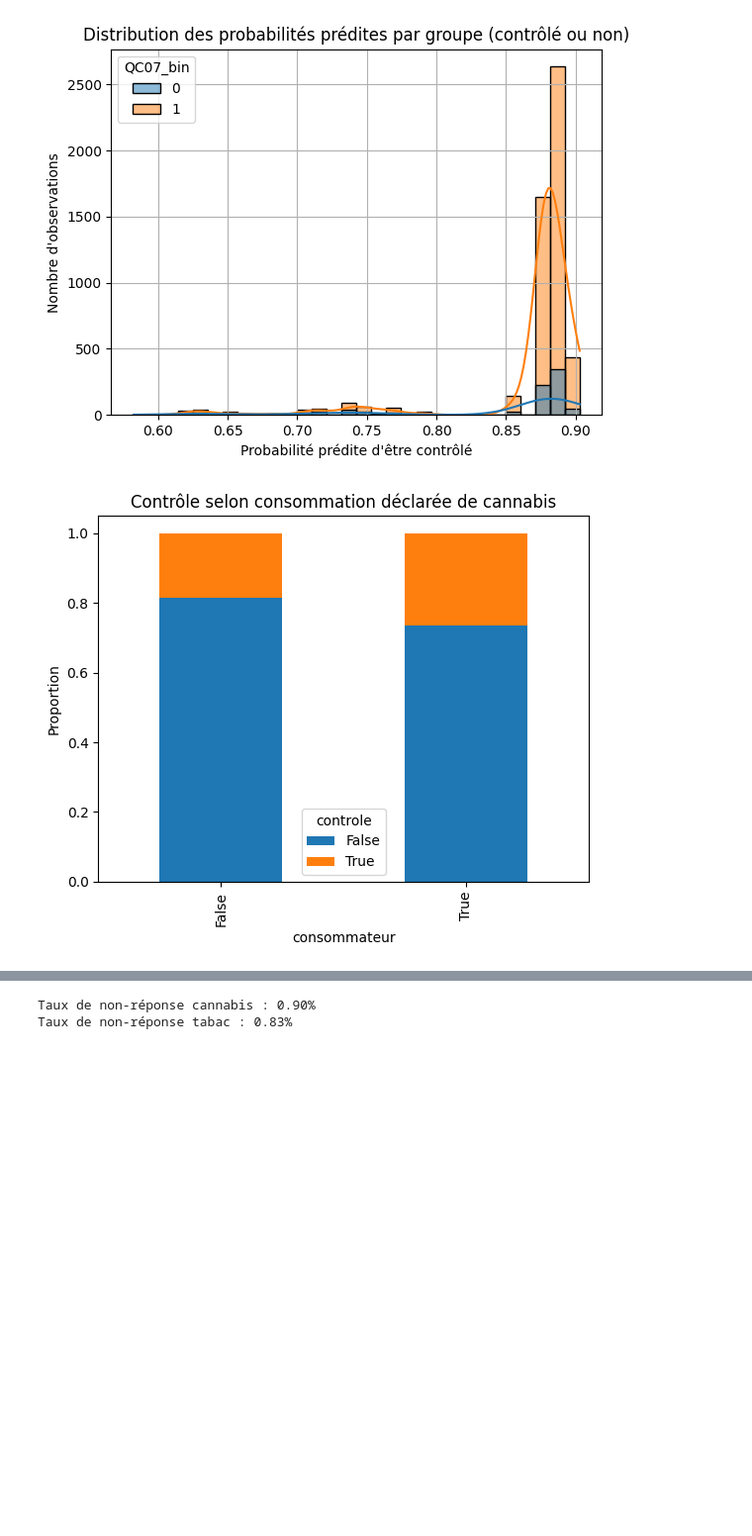
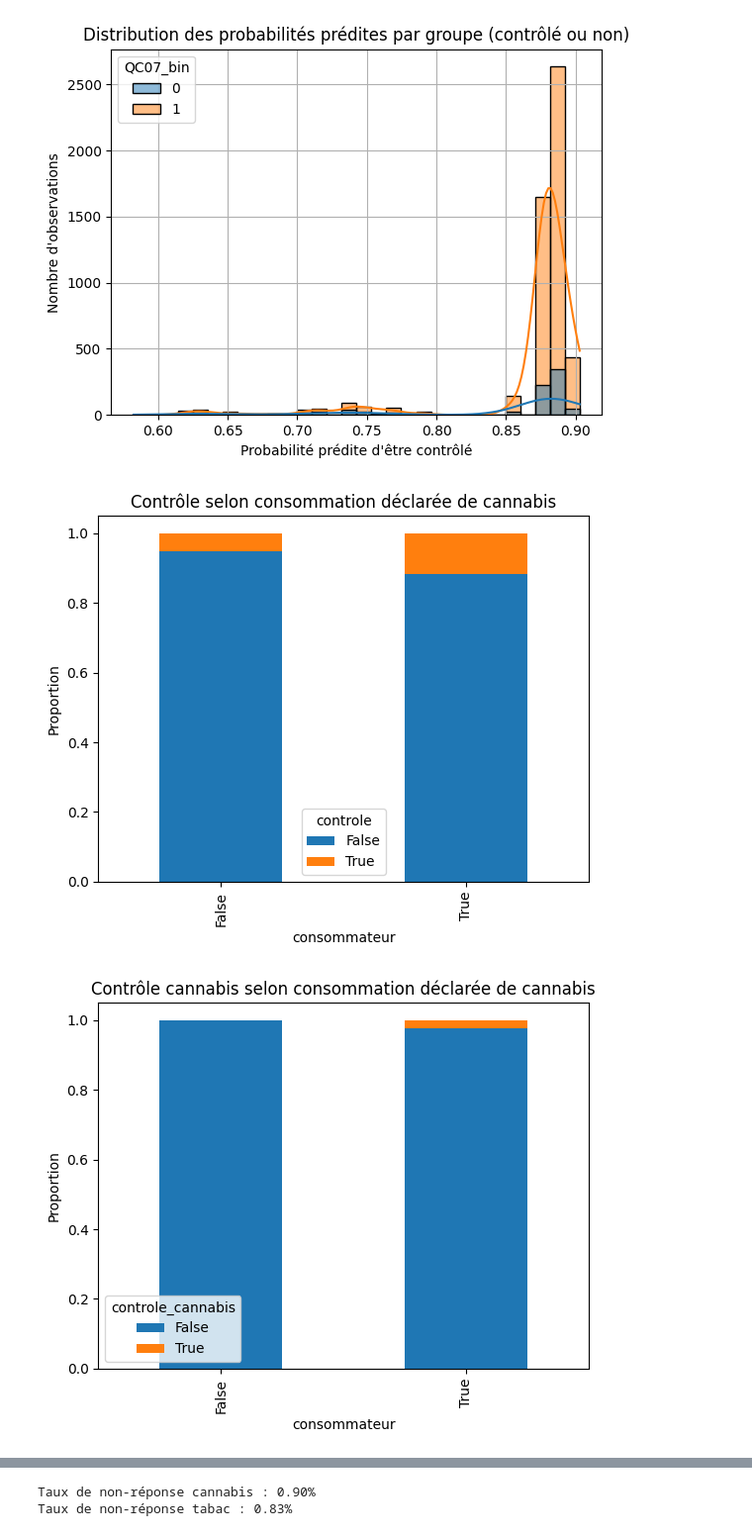
Before and after one commit to NathENSAE/Statapp, a Jupyter notebook: analyze.ipynb, the cells around one changed output, grey strips where cells are left out. Shown at 99% size. Cells and saved outputs as stored; diff of their text form; code cells hidden in the pictures; blank space fills up the shorter version.

```diff
--- a/analyze.ipynb
+++ b/analyze.ipynb
@@ -420,15 +418,32 @@ Optimization terminated successfully.
          Iterations 6
 [figure]
 # %%
-# Suppose que QD01 = consommation de cannabis ; QC07 = a été contrôlé
-df["consommateur"] = df["q39r"] == 1
-df["controle"] = df["QC07"] == 1
+# Suppose que q39r = consommation de cannabis ; QC07 = a été contrôlé ; QC09 = a été controlé pour cannabis ; QC10 = a reçu une amende
+df["consommateur"] = df["q38vie"] == 1
+df["controle"] = df["QC07"] > 1
+df["controle_cannabis"] = df["QC09"] > 1
+df["amende"] = df["QC10"] == 2
 
 # Taux de contrôle selon consommation
 table = pd.crosstab(df["consommateur"], df["controle"], normalize="index")
 table.plot(kind="bar", stacked=True)
 plt.title("Contrôle selon consommation déclarée de cannabis")
 plt.ylabel("Proportion")
 plt.show()
+
+# Taux de contrôle cannabis selon consommation
+table = pd.crosstab(df["consommateur"], df["controle_cannabis"], normalize="index")
+table.plot(kind="bar", stacked=True)
+plt.title("Contrôle cannabis selon consommation déclarée de cannabis")
+plt.ylabel("Proportion")
+plt.show()
+
+# Taux d'amende selon consommation
+table = pd.crosstab(df["consommateur"], df["amende"], normalize="index")
+table.plot(kind="bar", stacked=True)
+plt.title("Amende selon consommation déclarée de cannabis")
+plt.ylabel("Proportion")
+plt.show()
 # %% [output]
-[figure, old version]
+[figure, new version]
+[figure, added]
```
Also changed, not shown: parts of 14 cells of this notebook, 1 other file.
